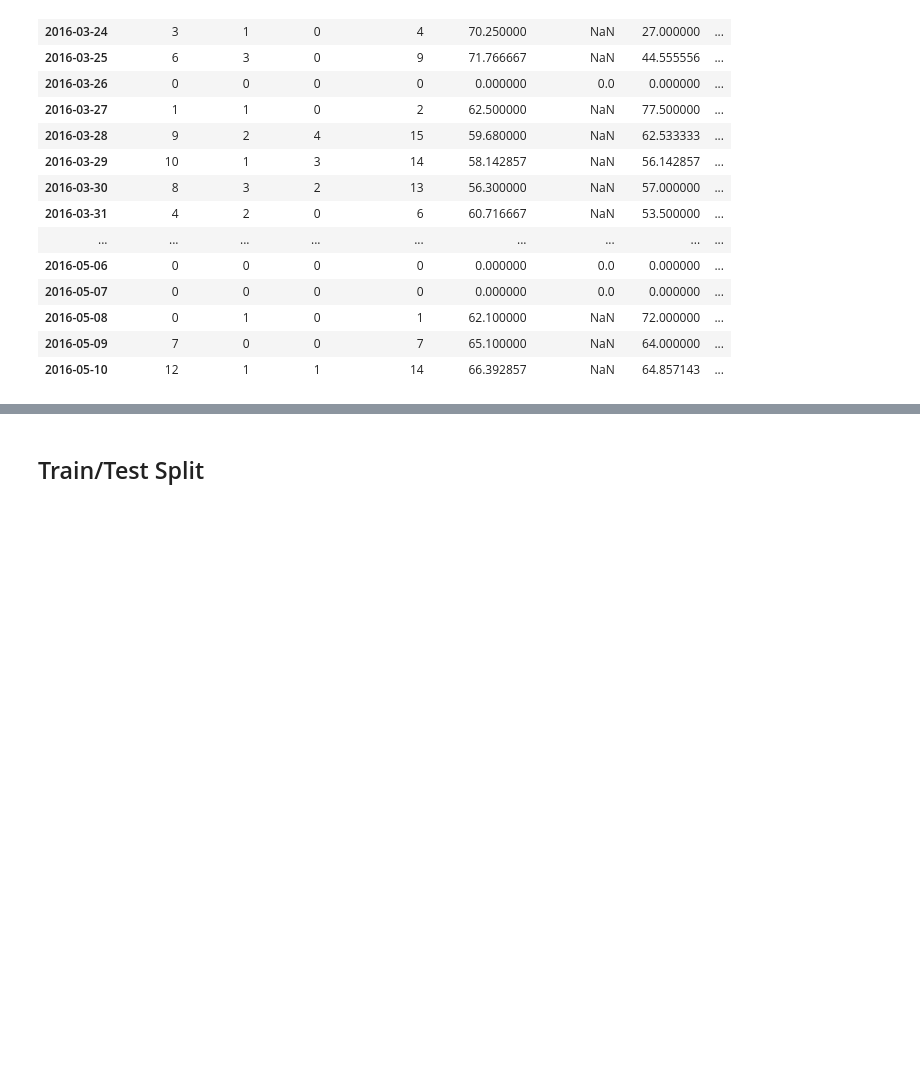
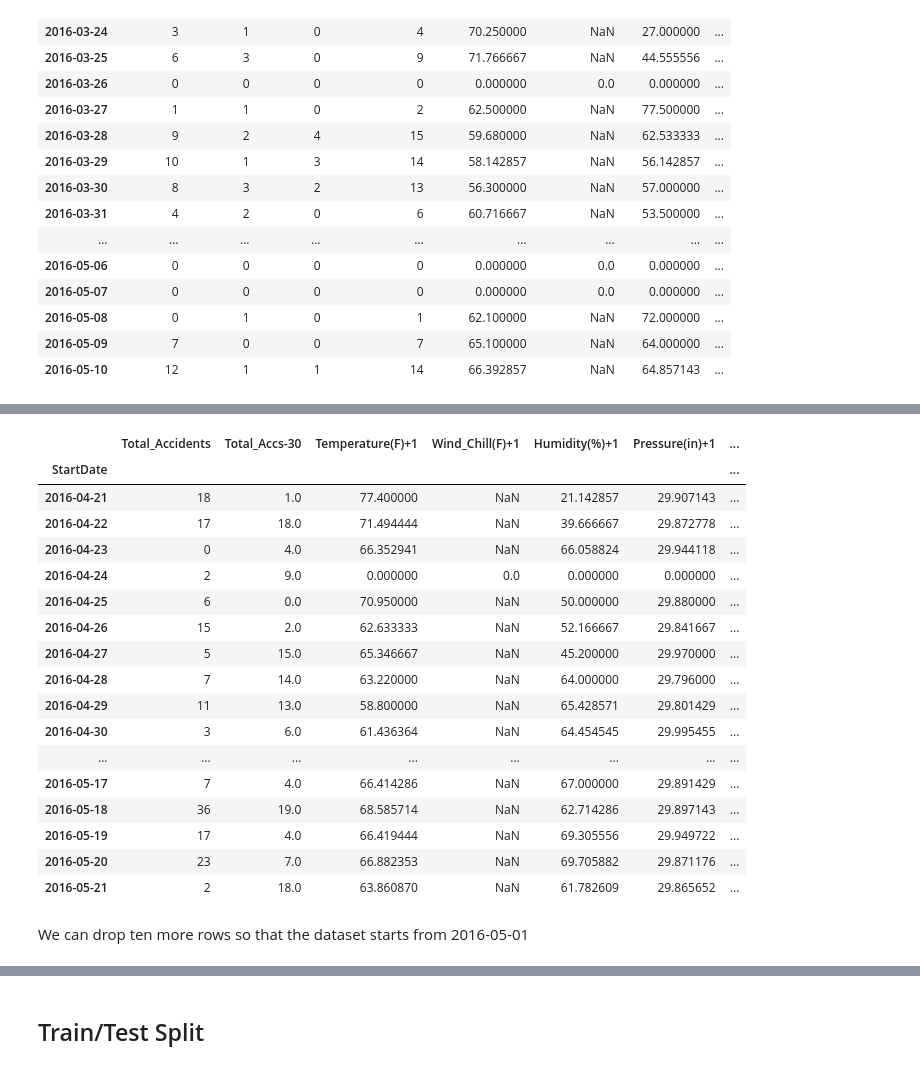
Before and after one commit to decode19/Springboard, a Jupyter notebook: Preprocessing and Training - Capstone two.ipynb, the cells around one changed output, grey strips where cells are left out. Saved outputs shown, nothing was run; the diff lists cells and outputs as text; code cells hidden in the pictures; blank space fills up the shorter version.

```diff
--- a/Preprocessing and Training - Capstone two.ipynb
+++ b/Preprocessing and Training - Capstone two.ipynb
@@ -633,0 +648,25 @@ df_final.head()
+# %%
+df_final.drop(df_final.head(30).index, inplace=True)
+# %%
+df_final.head(31)
+# %% [output]
+|  | Total_Accidents | Total_Accs-30 | Temperature(F)+1 | Wind_Chill(F)+1 | Humidity(%)+1 | Pressure(in)+1 | ... |
+| StartDate |  |  |  |  |  |  | ... |
+| 2016-04-21 | 18 | 1.0 | 77.400000 | NaN | 21.142857 | 29.907143 | ... |
+| 2016-04-22 | 17 | 18.0 | 71.494444 | NaN | 39.666667 | 29.872778 | ... |
+| 2016-04-23 | 0 | 4.0 | 66.352941 | NaN | 66.058824 | 29.944118 | ... |
+| 2016-04-24 | 2 | 9.0 | 0.000000 | 0.0 | 0.000000 | 0.000000 | ... |
+| 2016-04-25 | 6 | 0.0 | 70.950000 | NaN | 50.000000 | 29.880000 | ... |
+| 2016-04-26 | 15 | 2.0 | 62.633333 | NaN | 52.166667 | 29.841667 | ... |
+| 2016-04-27 | 5 | 15.0 | 65.346667 | NaN | 45.200000 | 29.970000 | ... |
+| 2016-04-28 | 7 | 14.0 | 63.220000 | NaN | 64.000000 | 29.796000 | ... |
+| 2016-04-29 | 11 | 13.0 | 58.800000 | NaN | 65.428571 | 29.801429 | ... |
+| 2016-04-30 | 3 | 6.0 | 61.436364 | NaN | 64.454545 | 29.995455 | ... |
+| ... | ... | ... | ... | ... | ... | ... | ... |
+| 2016-05-17 | 7 | 4.0 | 66.414286 | NaN | 67.000000 | 29.891429 | ... |
+| 2016-05-18 | 36 | 19.0 | 68.585714 | NaN | 62.714286 | 29.897143 | ... |
+| 2016-05-19 | 17 | 4.0 | 66.419444 | NaN | 69.305556 | 29.949722 | ... |
+| 2016-05-20 | 23 | 7.0 | 66.882353 | NaN | 69.705882 | 29.871176 | ... |
+| 2016-05-21 | 2 | 18.0 | 63.860870 | NaN | 61.782609 | 29.865652 | ... |
+# %% [markdown]
+We can drop ten more rows so that the dataset starts from 2016-05-01
```
Also changed, not shown: parts of 74 cells of this notebook.
